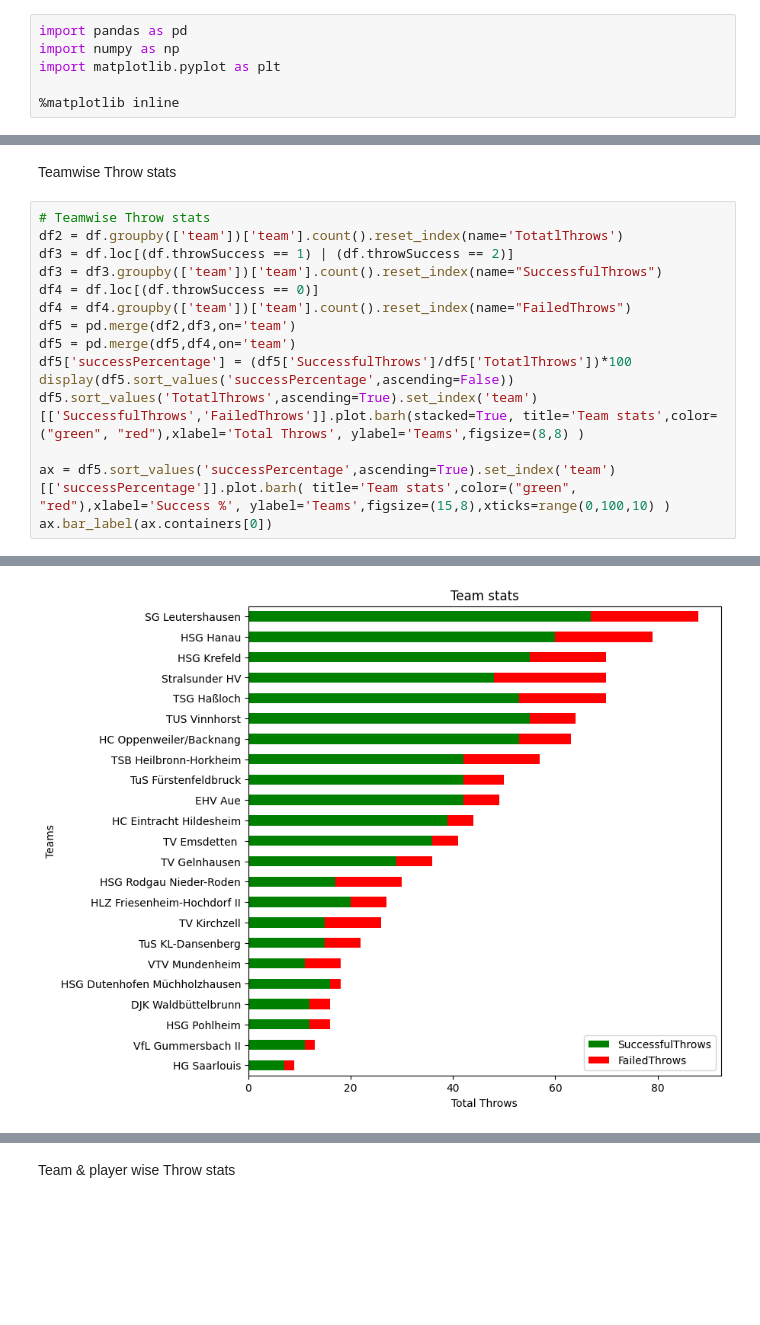
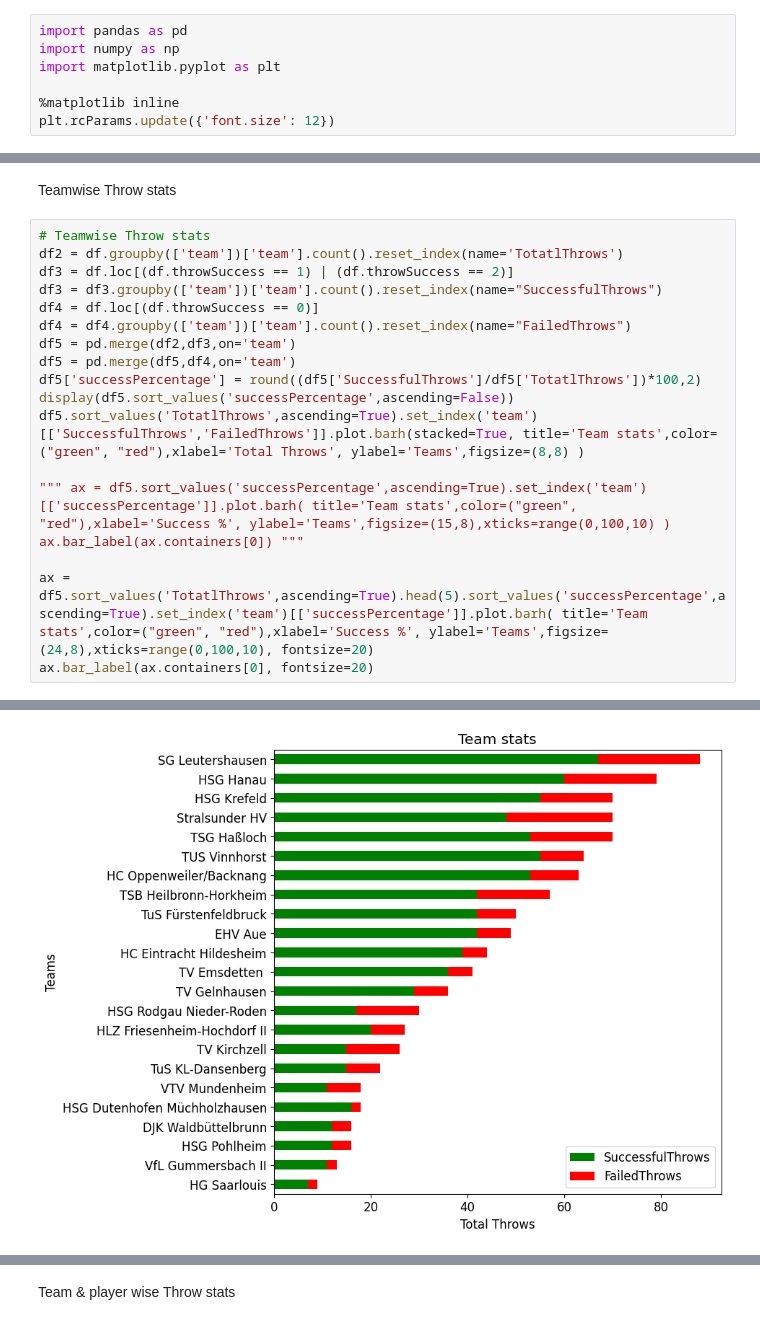
Before and after one commit to nayansavaliya/handball-data-science, a Jupyter notebook: src/FinalAnalysis/Analysis1/league3.ipynb, the cells around one changed output, grey strips where cells are left out. Drawn from its saved outputs; the diff is of its cells as text; blank space fills up the shorter version.

```diff
--- a/src/FinalAnalysis/Analysis1/league3.ipynb
+++ b/src/FinalAnalysis/Analysis1/league3.ipynb
@@ -8,6 +8,7 @@ import numpy as np
 import matplotlib.pyplot as plt
 
 %matplotlib inline
+plt.rcParams.update({'font.size': 12})
 # %% [markdown]
 Read Data
 # %%
@@ -124,11 +124,14 @@ df4 = df.loc[(df.throwSuccess == 0)]
 df4 = df4.groupby(['team'])['team'].count().reset_index(name="FailedThrows")
 df5 = pd.merge(df2,df3,on='team')
 df5 = pd.merge(df5,df4,on='team')
-df5['successPercentage'] = (df5['SuccessfulThrows']/df5['TotatlThrows'])*100
+df5['successPercentage'] = round((df5['SuccessfulThrows']/df5['TotatlThrows'])*100,2)
 display(df5.sort_values('successPercentage',ascending=False))
 df5.sort_values('TotatlThrows',ascending=True).set_index('team')[['SuccessfulThrows','FailedThrows']].plot.barh(stacked=True, title='Team stats',color=("green", "red"),xlabel='Total Throws', ylabel='Teams',figsize=(8,8) )
 
-ax = df5.sort_values('successPercentage',ascending=True).set_index('team')[['successPercentage']].plot.barh( title='Team stats',color=("green", "red"),xlabel='Success %', ylabel='Teams',figsize=(15,8),xticks=range(0,100,10) )
-ax.bar_label(ax.containers[0])
+""" ax = df5.sort_values('successPercentage',ascending=True).set_index('team')[['successPercentage']].plot.barh( title='Team stats',color=("green", "red"),xlabel='Success %', ylabel='Teams',figsize=(15,8),xticks=range(0,100,10) )
+ax.bar_label(ax.containers[0]) """
+
+ax = df5.sort_values('TotatlThrows',ascending=True).head(5).sort_values('successPercentage',ascending=True).set_index('team')[['successPercentage']].plot.barh( title='Team stats',color=("green", "red"),xlabel='Success %', ylabel='Teams',figsize=(24,8),xticks=range(0,100,10), fontsize=20)
+ax.bar_label(ax.containers[0], fontsize=20)
 # %% [output]
 |  | team | TotatlThrows | SuccessfulThrows | FailedThrows | successPercentage |
@@ -168 +159 @@ ax.bar_label(ax.containers[0])
-[figure, old version]
+[figure, new version]
```
Also changed, not shown: parts of 10 cells of this notebook, 16 other files.
